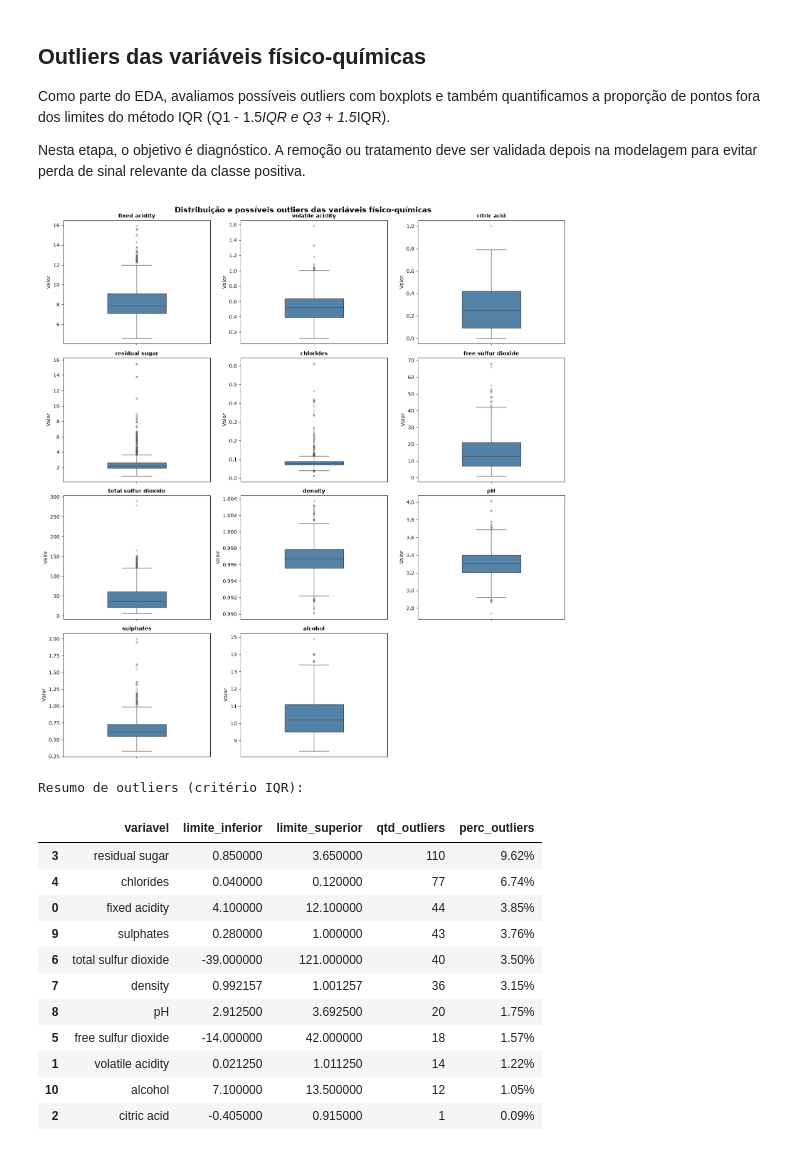
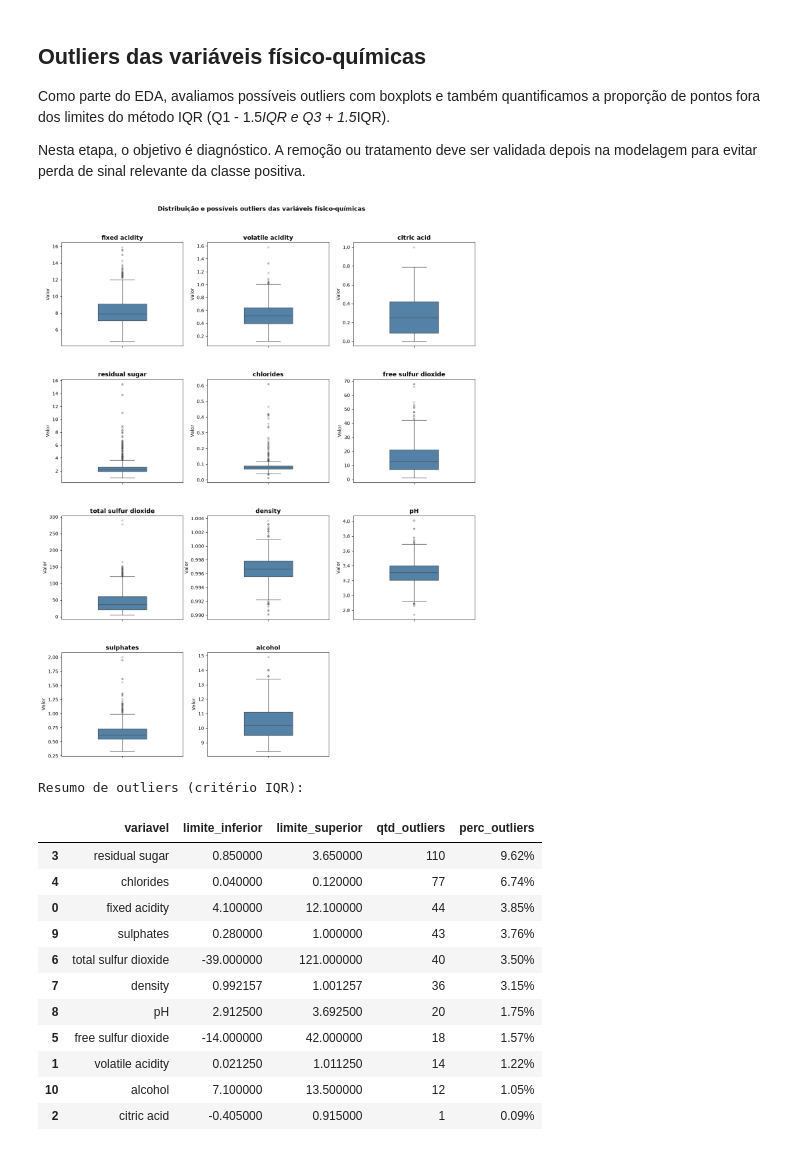
Before and after one commit to Milhousepaulojean/PosTech--DataAnalytics, a Jupyter notebook: Fase 2/TechChallenge/notebooks/01_eda.ipynb, the cells around one changed output. Saved outputs shown, nothing was run; the diff lists cells and outputs as text; code cells hidden in the pictures.

```diff
--- a/Fase 2/TechChallenge/notebooks/01_eda.ipynb
+++ b/Fase 2/TechChallenge/notebooks/01_eda.ipynb
@@ -57,7 +63,9 @@ print(f"\nProporção da classe positiva: {target_counts.get(1, 0) / len(df):.2%
 
 plt.figure(figsize=(6, 4))
 sns.countplot(data=df, x="target", palette="Set2")
-plt.title("Distribuição da classe alvo")
+plt.title(
+    "Distribuição da classe alvo", fontsize=13, fontweight="bold", loc="center", pad=12
+)
 plt.xlabel("Classe (0 = baixa/média, 1 = alta)")
 plt.ylabel("Contagem")
 plt.tight_layout()
@@ -65,7 +73,13 @@ plt.show()
 
 plt.figure(figsize=(8, 4))
 sns.histplot(df["quality"], bins=10, kde=True, color="steelblue")
-plt.title("Distribuição da qualidade do vinho")
+plt.title(
+    "Distribuição da qualidade do vinho",
+    fontsize=13,
+    fontweight="bold",
+    loc="center",
+    pad=12,
+)
 plt.xlabel("Qualidade")
 plt.ylabel("Frequência")
 plt.tight_layout()
@@ -80,7 +94,13 @@ ax.pie(
     startangle=90,
     colors=["#9ecae1", "#fd8d3c"],
 )
-ax.set_title("Proporção da classe positiva")
+ax.set_title(
+    "Proporção da classe positiva",
+    fontsize=13,
+    fontweight="bold",
+    loc="center",
+    pad=14,
+)
 plt.tight_layout()
 plt.show()
 # %% [output]
@@ -149,16 +178,23 @@ Como parte do EDA, avaliamos possíveis outliers com boxplots e também quantifi
 Nesta etapa, o objetivo é diagnóstico. A remoção ou tratamento deve ser validada depois na modelagem para evitar perda de sinal relevante da classe positiva.
 # %%
 colunas = [
-    "fixed acidity", "volatile acidity", "citric acid",
-    "residual sugar", "chlorides", "free sulfur dioxide",
-    "total sulfur dioxide", "density", "pH", "sulphates",
-    "alcohol"
+    "fixed acidity",
+    "volatile acidity",
+    "citric acid",
+    "residual sugar",
+    "chlorides",
+    "free sulfur dioxide",
+    "total sulfur dioxide",
+    "density",
+    "pH",
+    "sulphates",
+    "alcohol",
 ]
 
 ncols = 3
 nrows = (len(colunas) + ncols - 1) // ncols
 
-fig, axes = plt.subplots(nrows, ncols, figsize=(15, 4 * nrows))
+fig, axes = plt.subplots(nrows, ncols, figsize=(16, 4.7 * nrows))
 axes = axes.flatten()
 
 for i, coluna in enumerate(colunas):
@@ -170,50 +206,51 @@ for i, coluna in enumerate(colunas):
         width=0.4,
         flierprops={"marker": "o", "markersize": 3, "alpha": 0.5},
     )
-    axes[i].set_title(coluna, fontsize=11, fontweight="bold")
+    axes[i].set_title(coluna, fontsize=13, fontweight="bold", loc="center")
     axes[i].set_xlabel("")
     axes[i].set_ylabel("Valor")
 
-for ax in axes[len(colunas):]:
+for ax in axes[len(colunas) :]:
     ax.set_visible(False)
 
 fig.suptitle(
     "Distribuição e possíveis outliers das variáveis físico-químicas",
-    fontsize=15,
+    fontsize=13,
     fontweight="bold",
+    y=0.988,
 )
-fig.tight_layout()
+fig.subplots_adjust(top=0.93, hspace=0.32, wspace=0.2)
 plt.show()
 
 outlier_summary = []
 for coluna in colunas:
     q1 = df[coluna].quantile(0.25)
     q3 = df[coluna].quantile(0.75)
     iqr = q3 - q1
     lim_inf = q1 - 1.5 * iqr
     lim_sup = q3 + 1.5 * iqr
 
     mask_outlier = (df[coluna] < lim_inf) | (df[coluna] > lim_sup)
     qtd_outliers = int(mask_outlier.sum())
     perc_outliers = 100 * qtd_outliers / len(df)
 
     outlier_summary.append(
         {
             "variavel": coluna,
             "limite_inferior": lim_inf,
             "limite_superior": lim_sup,
             "qtd_outliers": qtd_outliers,
             "perc_outliers": perc_outliers,
         }
     )
 
 outlier_df = pd.DataFrame(outlier_summary).sort_values(
     by="perc_outliers", ascending=False
 )
 print("Resumo de outliers (critério IQR):")
 display(outlier_df.style.format({"perc_outliers": "{:.2f}%"}))
 # %% [output]
-[figure, old version]
+[figure, new version]
 Resumo de outliers (critério IQR):
 |  | variavel | limite_inferior | limite_superior | qtd_outliers | perc_outliers |
 | 3 | residual sugar | 0.850000 | 3.650000 | 110 | 9.62% |
```
Also changed, not shown: parts of 4 cells of this notebook, 13 other files.
